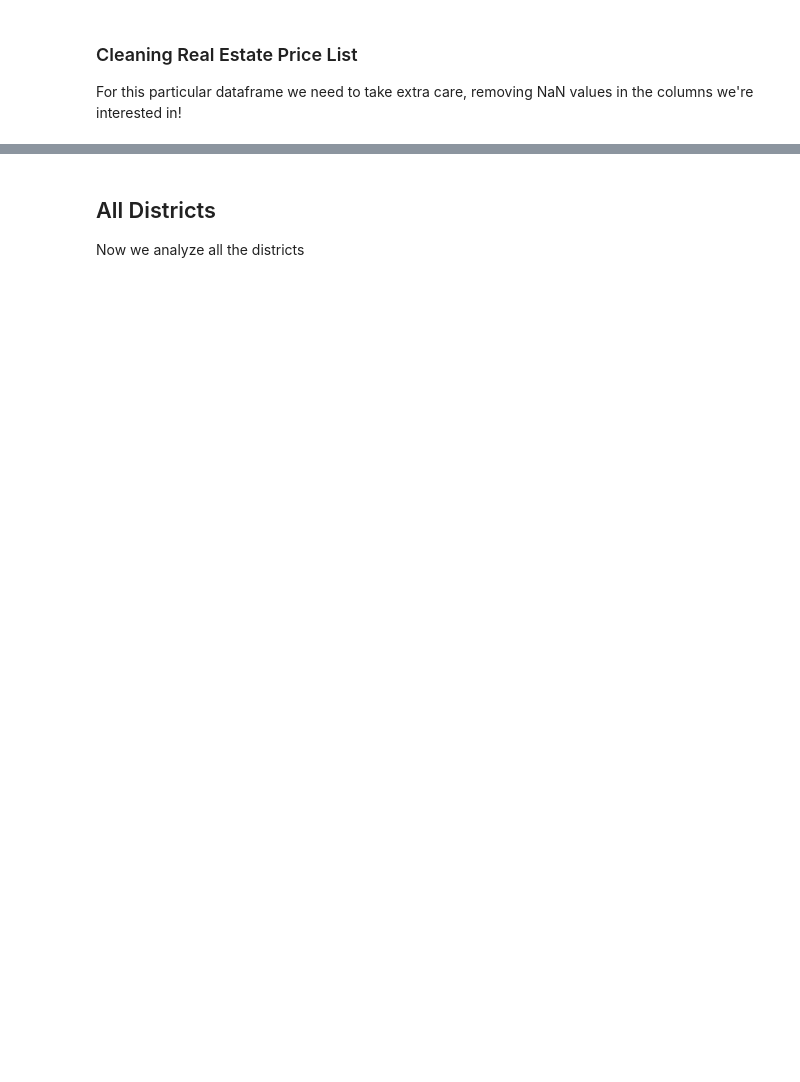
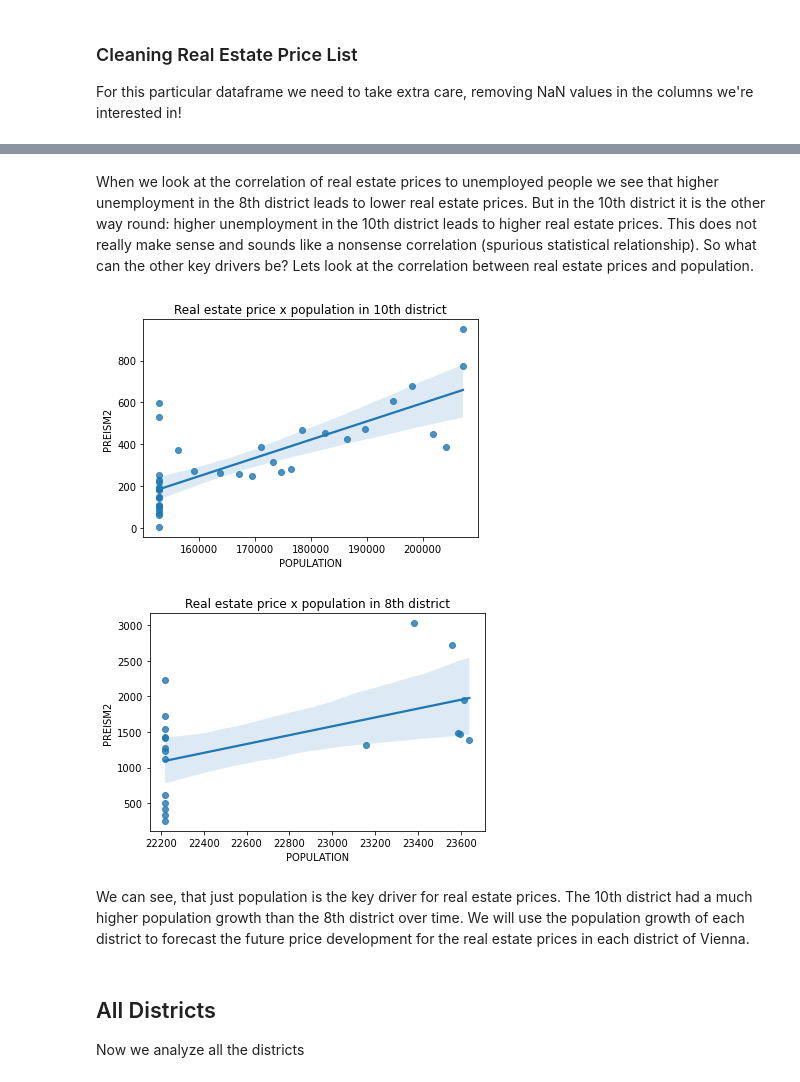
Before and after one commit to jirn073-76/Project_Concrete, a Jupyter notebook: Project_Concrete.ipynb, the cells around one changed output, grey strips where cells are left out. Drawn from its saved outputs; the diff is of its cells as text; code cells hidden in the pictures; blank space fills up the shorter version.

```diff
--- a/Project_Concrete.ipynb
+++ b/Project_Concrete.ipynb
@@ -372,3 +540,28 @@ plt.show()
+# %% [markdown]
+When we look at the correlation of real estate prices to unemployed people we see that higher unemployment in the 8th district leads to lower real estate prices. But in the 10th district it is the other way round: higher unemployment in the 10th district leads to higher real estate prices. This does not really make sense and sounds like a nonsense correlation (spurious statistical relationship). So what can the other key drivers be? Lets look at the correlation between real estate prices and population.
+# %%
+merged = pd.merge_asof(realEstate_10th_dist, population_10th_dist, left_index=True, right_index=True, direction='nearest')
+merged = merged[['PREISM2', 'POPULATION']]
+merged.corr()
+
+sns.regplot(x = "POPULATION",
+            y = "PREISM2",
+            data = merged).set(title='Real estate price x population in 10th district')
+plt.show()
+
+merged = pd.merge_asof(realEstate_8th_dist, population_8th_dist, left_index=True, right_index=True, direction='nearest')
+merged = merged[['PREISM2', 'POPULATION']]
+merged.corr()
+
+sns.regplot(x = "POPULATION",
+            y = "PREISM2",
+            data = merged).set(title='Real estate price x population in 8th district')
+plt.show()
+# %% [output]
+[figure, added]
+[figure, added]
+# %% [markdown]
+We can see, that just population is the key driver for real estate prices. The 10th district had a much higher population growth than the 8th district over time. We will use the population growth of each district to forecast the future price development for the real estate prices in each district of Vienna.
 # %% [markdown]
 ## All Districts
 Now we analyze all the districts
```
Also changed, not shown: parts of 24 cells of this notebook.
